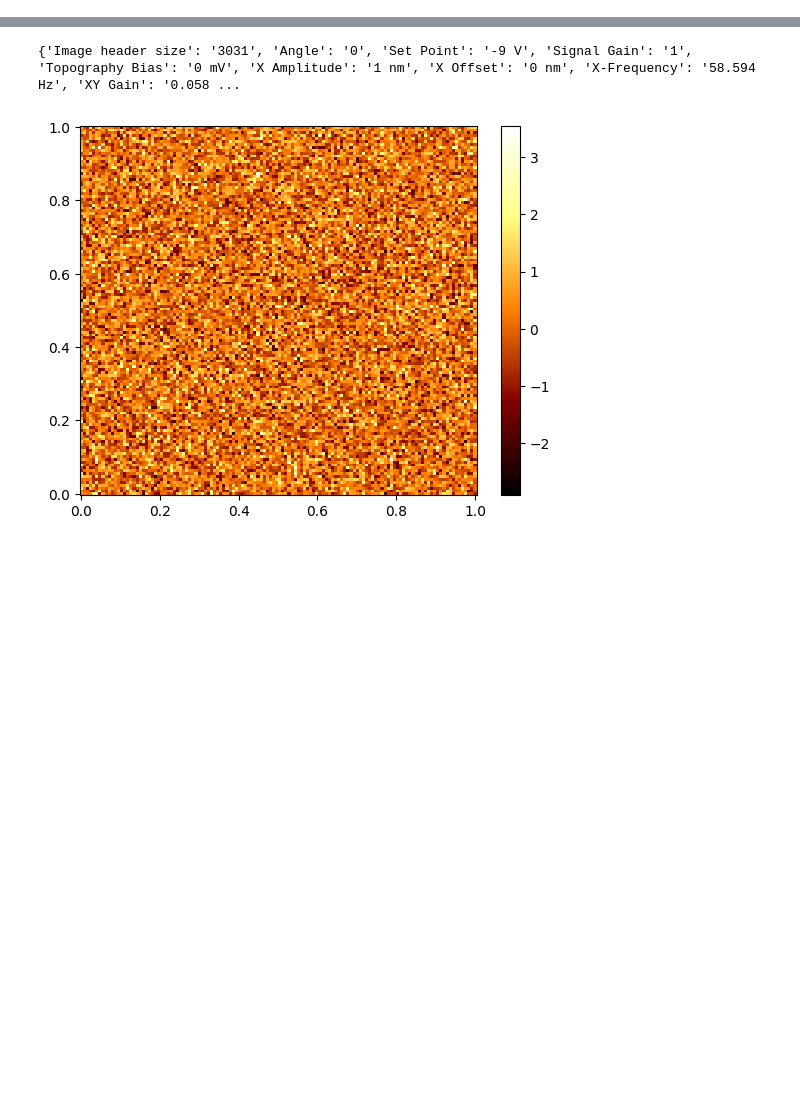
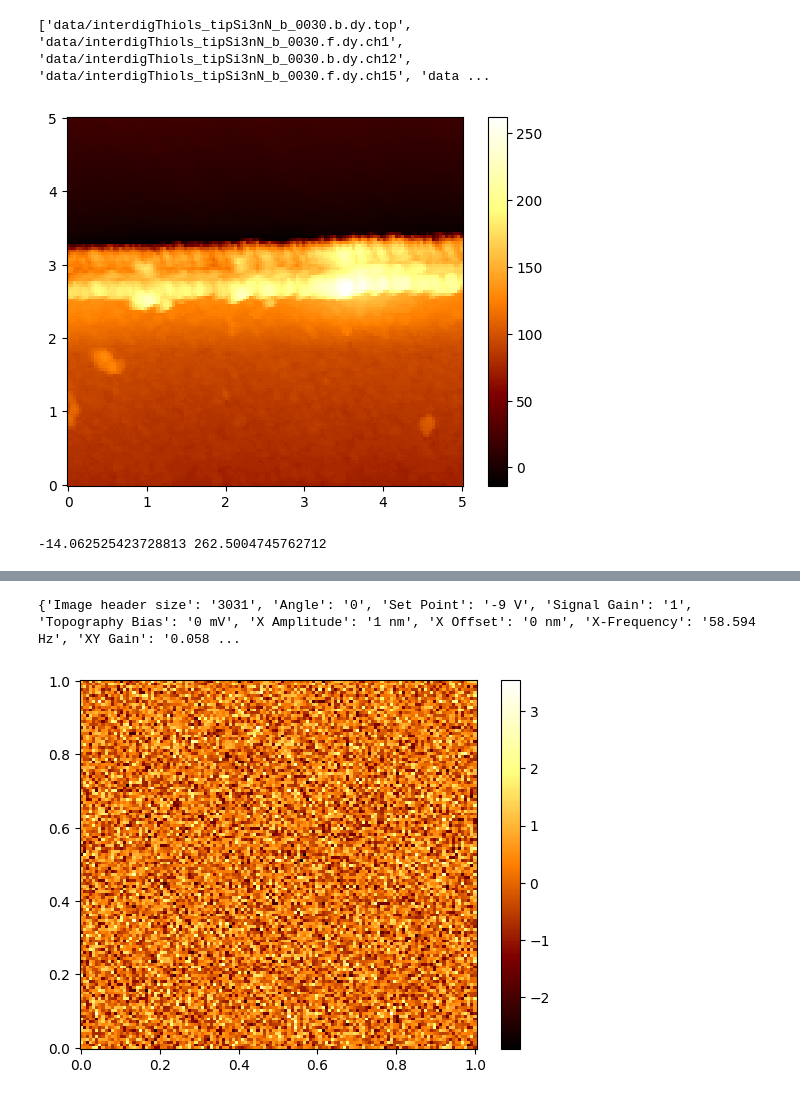
Before and after one commit to PranavSudersan/AFM-Dashboard, a Jupyter notebook: Calibrator.ipynb, the cells around one changed output, grey strips where cells are left out. Drawn from its saved outputs; the diff is of its cells as text; code cells hidden in the pictures; blank space fills up the shorter version.

```diff
--- a/Calibrator.ipynb
+++ b/Calibrator.ipynb
@@ -419,0 +192,18 @@ dict_keys(['Excitation frequency', 'Phase'])
+# %%
+filepath = 'data/interdigThiols_tipSi3nN_b_0030.b.dy.top'
+test_data = wsxm_readchan(filepath)
+test_chan = 'Topography'#'Topography', 'Normal force', 'Excitation frequency', 'Amplitude'
+test_dir = 'Backward'
+im_data_test = test_data[test_chan][test_dir]['data']
+xx = im_data_test['X'].reshape(128,128)
+yy = im_data_test['Y'].reshape(128,128)
+zz = im_data_test['Z'].reshape(128,128)
+plt.pcolormesh(xx,yy,zz, cmap='afmhot')
+plt.colorbar()
+plt.show()
+print(zz.min(), zz.max())
+# test_data[test_chan][test_dir]['header']
+# %% [output]
+['data/interdigThiols_tipSi3nN_b_0030.b.dy.top', 'data/interdigThiols_tipSi3nN_b_0030.f.dy.ch1', 'data/interdigThiols_tipSi3nN_b_0030.b.dy.ch12', 'data/interdigThiols_tipSi3nN_b_0030.f.dy.ch15', 'data ...
+[figure, added]
+-14.062525423728813 262.5004745762712
```
Also changed, not shown: parts of 7 cells of this notebook, 1 other file.
